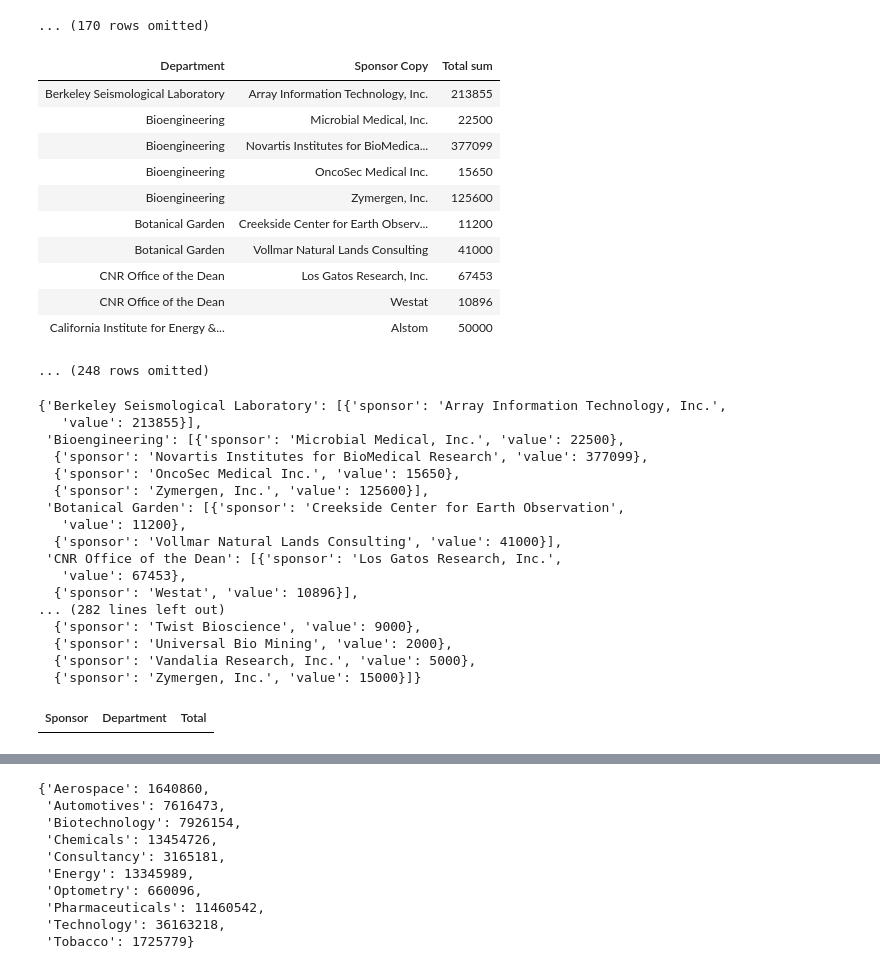
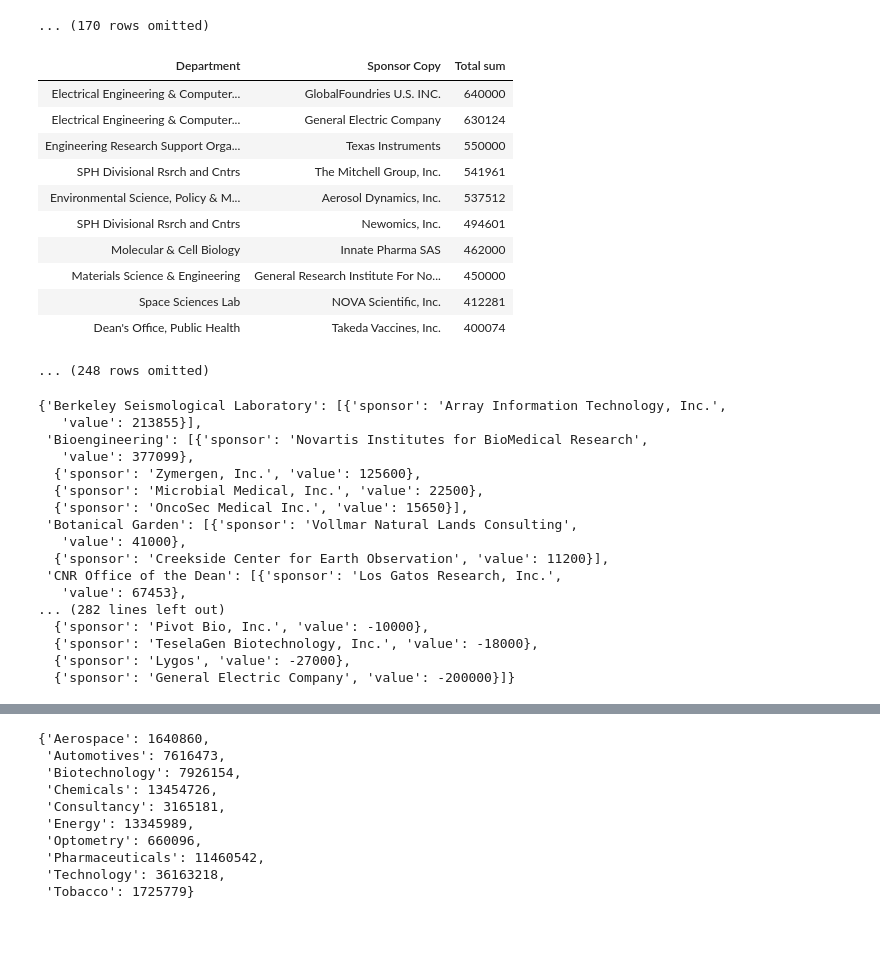
Before and after one commit to dailycal-projects/private-research, a Jupyter notebook: notebooks/private-research.ipynb, the cells around one changed output, grey strips where cells are left out. Cells and saved outputs as stored; diff of their text form; code cells hidden in the pictures; blank space fills up the shorter version.

```diff
--- a/notebooks/private-research.ipynb
+++ b/notebooks/private-research.ipynb
@@ -249,23 +249,24 @@ industry_grouped_all
 # %%
 # Mapping the smaller donors in 'Others'
 industry_other_grouped = industry_all.where(industry_all.column("Total") != 0)\
                                     .where('Sponsor', 'Other')\
                                      .groups(['Department', 'Sponsor Copy'], sum)\
-                                     .drop(['Sponsor sum'])
+                                     .drop(['Sponsor sum'])\
+                                    .sort('Total sum', descending=True)
 
 industry_other_grouped
 # %% [output]
 | Department | Sponsor Copy | Total sum |
-| Berkeley Seismological Laboratory | Array Information Technology, Inc. | 213855 |
-| Bioengineering | Microbial Medical, Inc. | 22500 |
-| Bioengineering | Novartis Institutes for BioMedica... | 377099 |
-| Bioengineering | OncoSec Medical Inc. | 15650 |
-| Bioengineering | Zymergen, Inc. | 125600 |
-| Botanical Garden | Creekside Center for Earth Observ... | 11200 |
-| Botanical Garden | Vollmar Natural Lands Consulting | 41000 |
-| CNR Office of the Dean | Los Gatos Research, Inc. | 67453 |
-| CNR Office of the Dean | Westat | 10896 |
-| California Institute for Energy &... | Alstom | 50000 |
+| Electrical Engineering & Computer... | GlobalFoundries U.S. INC. | 640000 |
+| Electrical Engineering & Computer... | General Electric Company | 630124 |
+| Engineering Research Support Orga... | Texas Instruments | 550000 |
+| SPH Divisional Rsrch and Cntrs | The Mitchell Group, Inc. | 541961 |
+| Environmental Science, Policy & M... | Aerosol Dynamics, Inc. | 537512 |
+| SPH Divisional Rsrch and Cntrs | Newomics, Inc. | 494601 |
+| Molecular & Cell Biology | Innate Pharma SAS | 462000 |
+| Materials Science & Engineering | General Research Institute For No... | 450000 |
+| Space Sciences Lab | NOVA Scientific, Inc. | 412281 |
+| Dean's Office, Public Health | Takeda Vaccines, Inc. | 400074 |
 ... (248 rows omitted)
 # %%
 # (cont.)
@@ -287,20 +288,20 @@ other_mapping  # JSON
 # %% [output]
 {'Berkeley Seismological Laboratory': [{'sponsor': 'Array Information Technology, Inc.',
    'value': 213855}],
- 'Bioengineering': [{'sponsor': 'Microbial Medical, Inc.', 'value': 22500},
-  {'sponsor': 'Novartis Institutes for BioMedical Research', 'value': 377099},
-  {'sponsor': 'OncoSec Medical Inc.', 'value': 15650},
-  {'sponsor': 'Zymergen, Inc.', 'value': 125600}],
- 'Botanical Garden': [{'sponsor': 'Creekside Center for Earth Observation',
-   'value': 11200},
-  {'sponsor': 'Vollmar Natural Lands Consulting', 'value': 41000}],
+ 'Bioengineering': [{'sponsor': 'Novartis Institutes for BioMedical Research',
+   'value': 377099},
+  {'sponsor': 'Zymergen, Inc.', 'value': 125600},
+  {'sponsor': 'Microbial Medical, Inc.', 'value': 22500},
+  {'sponsor': 'OncoSec Medical Inc.', 'value': 15650}],
+ 'Botanical Garden': [{'sponsor': 'Vollmar Natural Lands Consulting',
+   'value': 41000},
+  {'sponsor': 'Creekside Center for Earth Observation', 'value': 11200}],
  'CNR Office of the Dean': [{'sponsor': 'Los Gatos Research, Inc.',
    'value': 67453},
-  {'sponsor': 'Westat', 'value': 10896}],
 ... (282 lines left out)
-  {'sponsor': 'Twist Bioscience', 'value': 9000},
-  {'sponsor': 'Universal Bio Mining', 'value': 2000},
-  {'sponsor': 'Vandalia Research, Inc.', 'value': 5000},
-  {'sponsor': 'Zymergen, Inc.', 'value': 15000}]}
+  {'sponsor': 'Pivot Bio, Inc.', 'value': -10000},
+  {'sponsor': 'TeselaGen Biotechnology, Inc.', 'value': -18000},
+  {'sponsor': 'Lygos', 'value': -27000},
+  {'sponsor': 'General Electric Company', 'value': -200000}]}
 # %%
 mappings = json.loads(open("data/node_dictionary.json").read())
@@ -308,7 +310,3 @@ industry_json = nodes_links(industry_grouped_all.where(industry_grouped_all.colu
-# %%
-industry_grouped_all.where(industry_grouped_all.column("Total") != 0).where('Department', 'Null')
-# %% [output]
-| Sponsor | Department | Total |
 # %%
 industry_json
 # %% [output]
```
Also changed, not shown: parts of 6 cells of this notebook, 4 other files.
